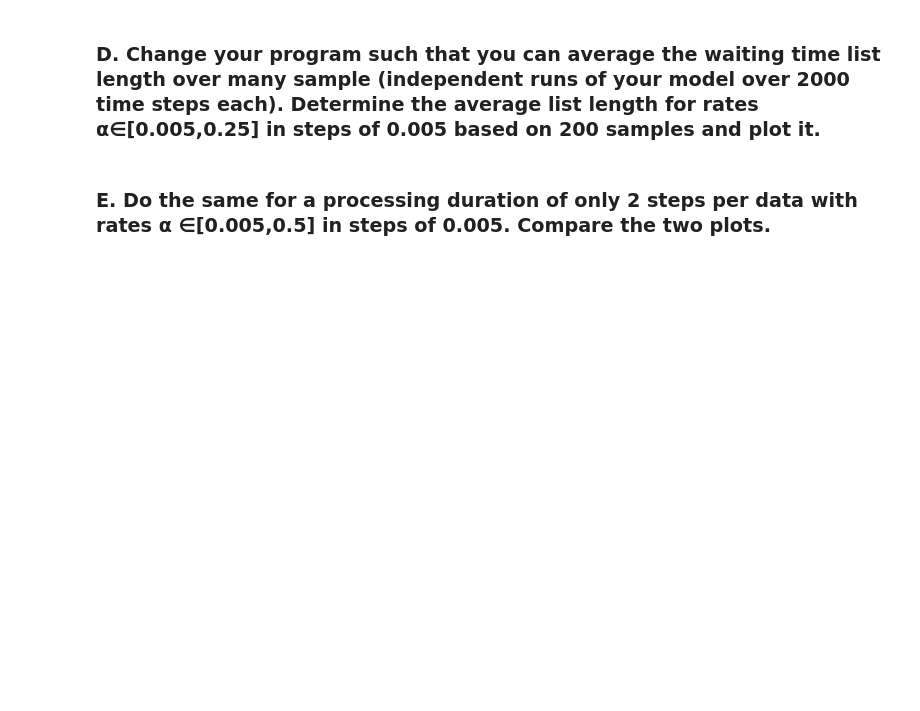
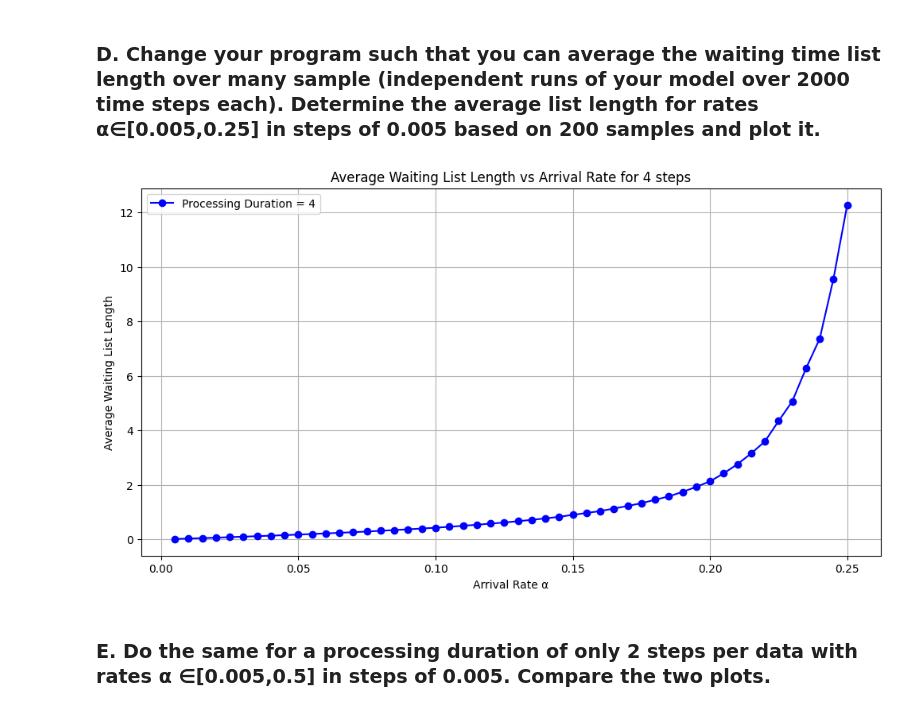
Before and after one commit to ayushii206/Collective_Robotics, a Jupyter notebook: A1/codes/task1.ipynb, the cells around one changed output. Drawn from its saved outputs; the diff is of its cells as text; code cells hidden in the pictures; blank space fills up the shorter version.

```diff
--- a/A1/codes/task1.ipynb
+++ b/A1/codes/task1.ipynb
@@ -107,33 +123,49 @@ def simulate_waiting_list_batch(alpha_values, num_samples=200, num_time_steps=20
     results = []
 
     for alpha in tqdm(alpha_values, desc=f"Simulating (processing duration = {processing_duration})"):
         np.random.seed(42)  # Same seed for fairness
         all_samples = np.random.poisson(lam=alpha, size=(num_samples, num_time_steps))
         avg_lengths = []
 
         for sample in all_samples:
             waiting_list = []
             queue_lengths = []
 
             for arrivals in sample:
                 waiting_list.extend([processing_duration] * arrivals)
 
                 if waiting_list:
                     waiting_list[0] -= 1
                     if waiting_list[0] == 0:
                         waiting_list.pop(0)
 
                 queue_lengths.append(len(waiting_list))
 
             avg_lengths.append(np.mean(queue_lengths))
 
         results.append(np.mean(avg_lengths))
 
     return results
 
 # TASK D: processing duration = 4 steps
 alphas_d = np.arange(0.005, 0.255, 0.005)
 average_list_lengths_d = simulate_waiting_list_batch(alphas_d, num_samples=200, processing_duration=4)
+
+# Plotting
+title = 'Average Waiting List Length vs Arrival Rate for 4 steps'
+plt.figure(figsize=(12, 6))
+plt.plot(alphas_d, average_list_lengths_d, marker='o', linestyle='-', color='blue', label='Processing Duration = 4')
+plt.xlabel('Arrival Rate α')
+plt.ylabel('Average Waiting List Length')
+plt.title(title)
+plt.legend()
+plt.grid(True)
+# Save plot
+filename = title.replace(' ', '_').replace('=', '').replace('(', '').replace(')', '') + '.png'
+plt.savefig(os.path.join(output_folder, filename))
+plt.show()
+# %% [output]
+[figure, added]
 # %% [markdown]
 ### E. Do the same for a processing duration of only 2 steps per data with rates α ∈[0.005,0.5] in steps of 0.005. Compare the two plots.
 # %%
```
Also changed, not shown: parts of 6 cells of this notebook, 20 other files.
